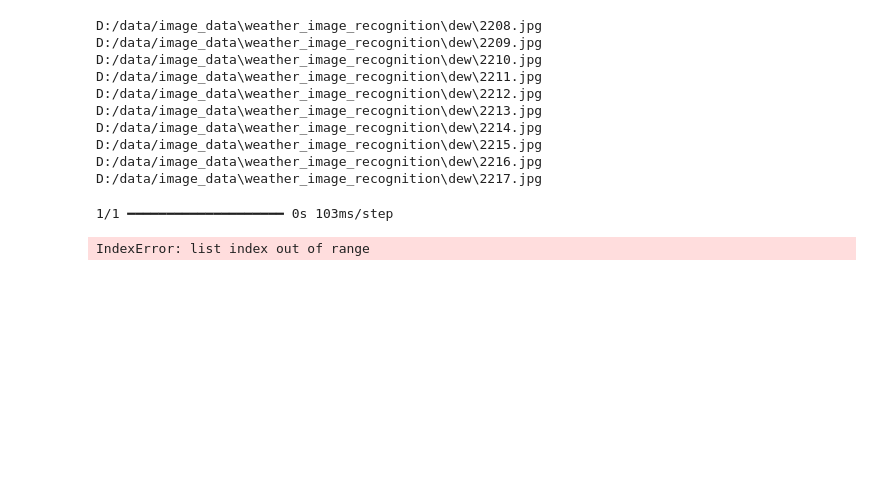
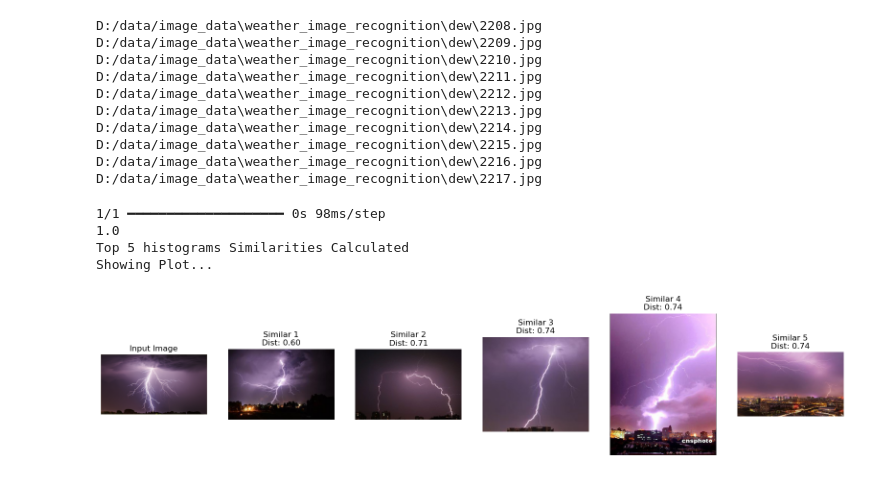
Before and after one commit to lucasthierry17/FindPicture, a Jupyter notebook: combined_histo_embedding.ipynb, the cells around one changed output. Saved outputs shown, nothing was run; the diff lists cells and outputs as text; code cells hidden in the pictures; blank space fills up the shorter version.

```diff
--- a/combined_histo_embedding.ipynb
+++ b/combined_histo_embedding.ipynb
@@ -197,12 +198,15 @@ def find_similar_images(input_img_path, model, embeddings, image_paths, histogra
     return similar_images
 # %%
 
-input_img_path = "images/0473.png"
+input_img_path = "blitz.jpg"
 similar_images = find_similar_images(input_img_path, model, embeddings, database_image_paths, histograms)
 #print("Plotting now similar images...")
-print(similar_images)
+#print(similar_images)
 #
 histograms_commented.display_images(input_img_path, similar_images)
 # %% [output]
-1/1 ━━━━━━━━━━━━━━━━━━━━ 0s 103ms/step
+1/1 ━━━━━━━━━━━━━━━━━━━━ 0s 98ms/step
+1.0
+Top 5 histograms Similarities Calculated
+Showing Plot...
-IndexError: list index out of range
+[figure, added]
```
Also changed, not shown: parts of 1 cell of this notebook.
